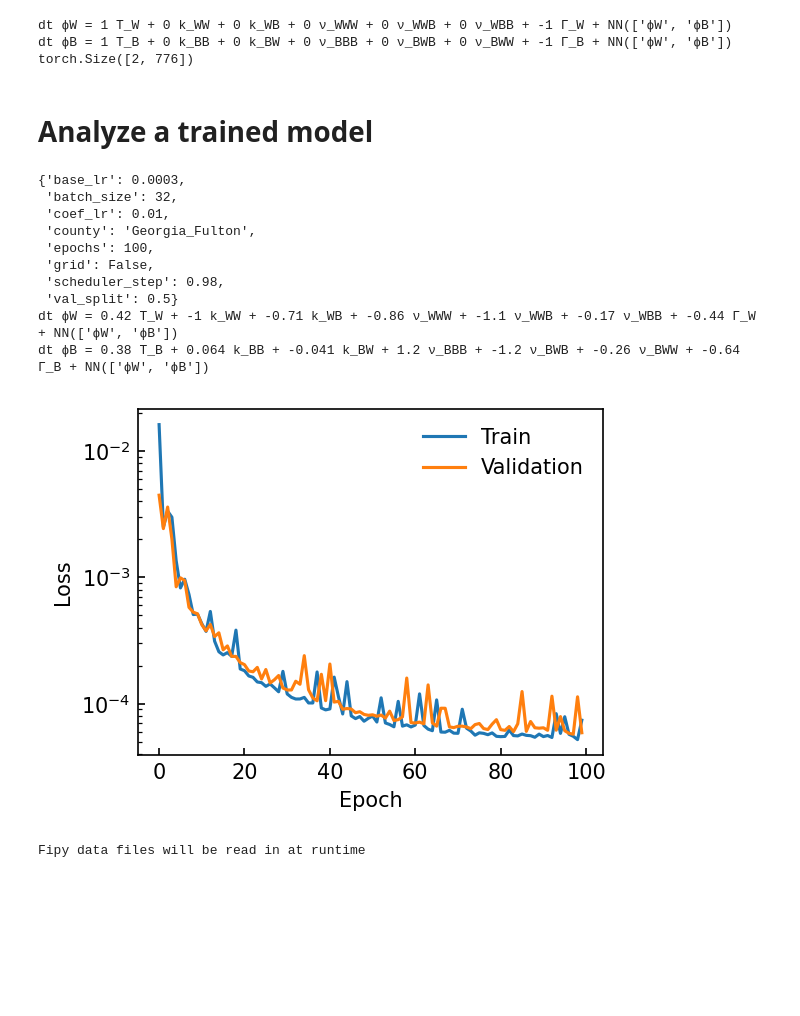
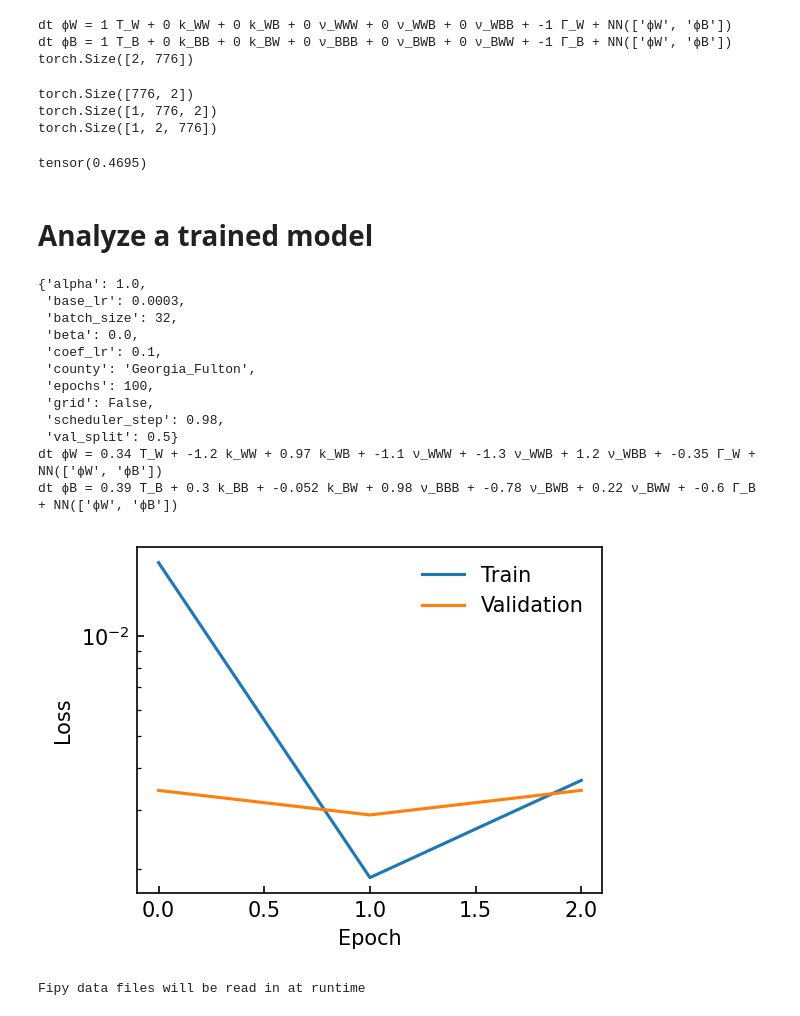
Before and after one commit to jcolen/sociohydro, a Jupyter notebook: param_inference/HybridInferenceTesting.ipynb, the cells around one changed output. Drawn from its saved outputs; the diff is of its cells as text; code cells hidden in the pictures; blank space fills up the shorter version.

Commit message:
Updated to allow joint loss function

```diff
--- a/param_inference/HybridInferenceTesting.ipynb
+++ b/param_inference/HybridInferenceTesting.ipynb
@@ -97,6 +97,21 @@ print(outputs.shape)
 dt ϕW = 1 T_W + 0 k_WW + 0 k_WB + 0 ν_WWW + 0 ν_WWB + 0 ν_WBB + -1 Γ_W + NN(['ϕW', 'ϕB'])
 dt ϕB = 1 T_B + 0 k_BB + 0 k_BW + 0 ν_BBB + 0 ν_BWB + 0 ν_BWW + -1 Γ_B + NN(['ϕW', 'ϕB'])
 torch.Size([2, 776])
+# %%
+from train_fipy_nn import JointLossFunction
+
+loss = JointLossFunction(beta=1.)
+
+loss(sample['targets'][None],
+     sample['targets'][None],
+     sample['inputs'][None],
+     sample['inputs'][None],
+     sample['inputs'][None])
+# %% [output]
+torch.Size([776, 2])
+torch.Size([1, 776, 2])
+torch.Size([1, 2, 776])
+tensor(0.4695)
 # %% [markdown]
 # Analyze a trained model
 # %%
@@ -104,39 +119,41 @@ from fipy_nn import SociohydroParameterNetwork
 import yaml
 from pprint import pprint
 
-model_dir = 'models/Georgia_Fulton_SociohydroParameterNetwork'
+model_dir = 'models/Georgia_Fulton_noGrid_SociohydroParameterNetwork_200824_1630'
 with open(f'{model_dir}/config.yml', 'r') as file:
     config = yaml.safe_load(file)
 
 info = torch.load(f'{model_dir}/model.ckpt', map_location='cpu')
 device = torch.device('cuda:0' if torch.cuda.is_available() else 'cpu')
 model = SociohydroParameterNetwork(grid=config['grid']).to(device)
 model.load_state_dict(info['state_dict'])
 model.eval();
 
 pprint(config)
 
 model.print()
 
 
 fig, ax = plt.subplots(1, 1, figsize=(4, 3), dpi=150)
 ax.plot(info['train_loss'], label='Train')
 ax.plot(info['val_loss'], label='Validation')
 ax.legend(framealpha=0.)
 ax.set(xlabel='Epoch', ylabel='Loss', yscale='log')
 ax.tick_params(which='both', direction='in')
 # %% [output]
-{'base_lr': 0.0003,
+{'alpha': 1.0,
+ 'base_lr': 0.0003,
  'batch_size': 32,
- 'coef_lr': 0.01,
+ 'beta': 0.0,
+ 'coef_lr': 0.1,
  'county': 'Georgia_Fulton',
  'epochs': 100,
  'grid': False,
  'scheduler_step': 0.98,
  'val_split': 0.5}
-dt ϕW = 0.42 T_W + -1 k_WW + -0.71 k_WB + -0.86 ν_WWW + -1.1 ν_WWB + -0.17 ν_WBB + -0.44 Γ_W + NN(['ϕW', 'ϕB'])
-dt ϕB = 0.38 T_B + 0.064 k_BB + -0.041 k_BW + 1.2 ν_BBB + -1.2 ν_BWB + -0.26 ν_BWW + -0.64 Γ_B + NN(['ϕW', 'ϕB'])
+dt ϕW = 0.34 T_W + -1.2 k_WW + 0.97 k_WB + -1.1 ν_WWW + -1.3 ν_WWB + 1.2 ν_WBB + -0.35 Γ_W + NN(['ϕW', 'ϕB'])
+dt ϕB = 0.39 T_B + 0.3 k_BB + -0.052 k_BW + 0.98 ν_BBB + -0.78 ν_BWB + 0.22 ν_BWW + -0.6 Γ_B + NN(['ϕW', 'ϕB'])
-[figure, old version]
+[figure, new version]
 # %%
 from fipy_dataset import FipyDataset
 from fvm_utils import plot_mesh
```
Also changed, not shown: parts of 2 cells of this notebook, 3 other files.
